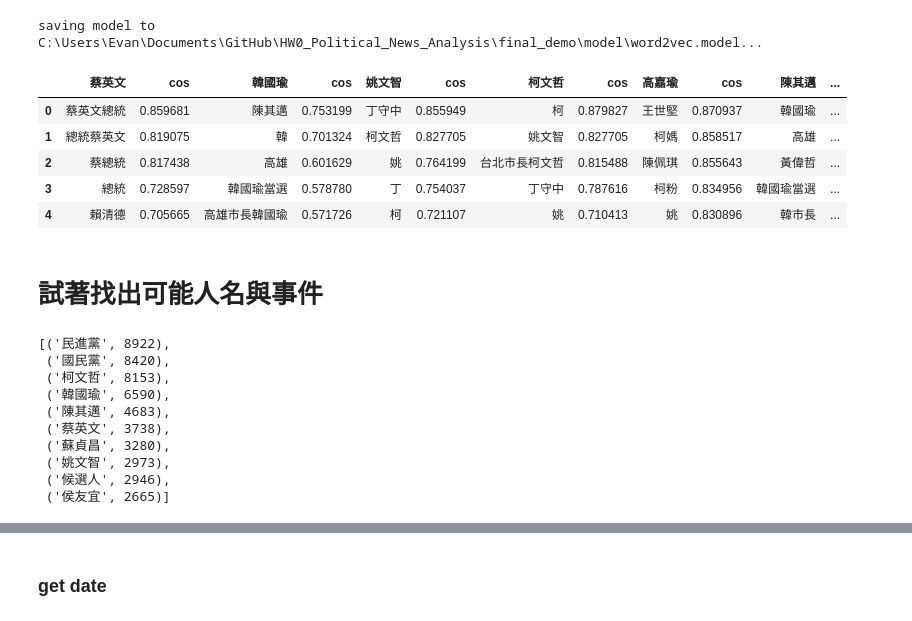
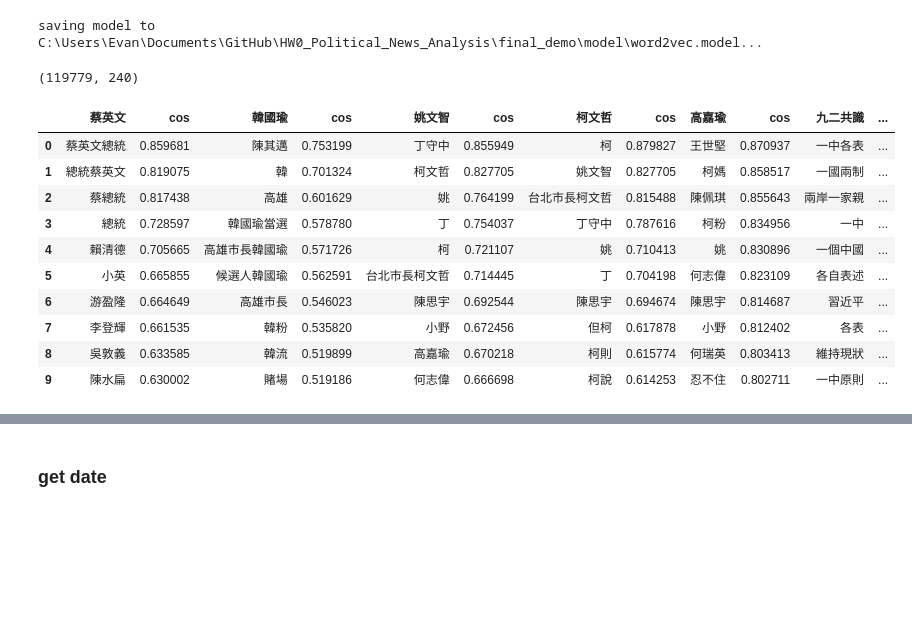
Before and after one commit to A2Zntu/HW0_Political_News_Analysis, a Jupyter notebook: final_demo/final_report.ipynb, the cells around one changed output, grey strips where cells are left out. Drawn from its saved outputs; the diff is of its cells as text; code cells hidden in the pictures; blank space fills up the shorter version.

Commit message:
add word2vec to predict words properties

```diff
--- a/final_demo/final_report.ipynb
+++ b/final_demo/final_report.ipynb
@@ -149,6 +136,11 @@ word_2_vec(corpus)
 saving model to C:\Users\Evan\Documents\GitHub\HW0_Political_News_Analysis\final_demo\model\word2vec.model...
 # %%
 w2v_model = word2vec.Word2Vec.load(os.path.join(path, 'model', "word2vec.model"))
+# %%
+w2v = dict(zip(w2v_model.wv.index2word, w2v_model.wv.vectors))
+print(w2v_model.wv.vectors.shape) #119779個單字, 240維度
+# %% [output]
+(119779, 240)
 # %%
 def most_similar(w2v_model, words, topn=10):
     similar_df = pd.DataFrame()
@@ -160,13 +152,16 @@ def most_similar(w2v_model, words, topn=10):
             print(word, "not found in Word2Vec model!")
     return similar_df
 # %%
-most_similar(w2v_model, ['蔡英文', '韓國瑜', '姚文智', '柯文哲', '高嘉瑜', '陳其邁'], 5)
+most_similar(w2v_model, ['蔡英文', '韓國瑜', '姚文智', '柯文哲', '高嘉瑜', '九二共識'], 10)
 # %% [output]
-|  | 蔡英文 | cos | 韓國瑜 | cos | 姚文智 | cos | 柯文哲 | cos | 高嘉瑜 | cos | 陳其邁 | ... |
-| 0 | 蔡英文總統 | 0.859681 | 陳其邁 | 0.753199 | 丁守中 | 0.855949 | 柯 | 0.879827 | 王世堅 | 0.870937 | 韓國瑜 | ... |
-| 1 | 總統蔡英文 | 0.819075 | 韓 | 0.701324 | 柯文哲 | 0.827705 | 姚文智 | 0.827705 | 柯媽 | 0.858517 | 高雄 | ... |
-| 2 | 蔡總統 | 0.817438 | 高雄 | 0.601629 | 姚 | 0.764199 | 台北市長柯文哲 | 0.815488 | 陳佩琪 | 0.855643 | 黃偉哲 | ... |
-| 3 | 總統 | 0.728597 | 韓國瑜當選 | 0.578780 | 丁 | 0.754037 | 丁守中 | 0.787616 | 柯粉 | 0.834956 | 韓國瑜當選 | ... |
-| 4 | 賴清德 | 0.705665 | 高雄市長韓國瑜 | 0.571726 | 柯 | 0.721107 | 姚 | 0.710413 | 姚 | 0.830896 | 韓市長 | ... |
+|  | 蔡英文 | cos | 韓國瑜 | cos | 姚文智 | cos | 柯文哲 | cos | 高嘉瑜 | cos | 九二共識 | ... |
+| 0 | 蔡英文總統 | 0.859681 | 陳其邁 | 0.753199 | 丁守中 | 0.855949 | 柯 | 0.879827 | 王世堅 | 0.870937 | 一中各表 | ... |
+| 1 | 總統蔡英文 | 0.819075 | 韓 | 0.701324 | 柯文哲 | 0.827705 | 姚文智 | 0.827705 | 柯媽 | 0.858517 | 一國兩制 | ... |
+| 2 | 蔡總統 | 0.817438 | 高雄 | 0.601629 | 姚 | 0.764199 | 台北市長柯文哲 | 0.815488 | 陳佩琪 | 0.855643 | 兩岸一家親 | ... |
+| 3 | 總統 | 0.728597 | 韓國瑜當選 | 0.578780 | 丁 | 0.754037 | 丁守中 | 0.787616 | 柯粉 | 0.834956 | 一中 | ... |
+| 4 | 賴清德 | 0.705665 | 高雄市長韓國瑜 | 0.571726 | 柯 | 0.721107 | 姚 | 0.710413 | 姚 | 0.830896 | 一個中國 | ... |
+| 5 | 小英 | 0.665855 | 候選人韓國瑜 | 0.562591 | 台北市長柯文哲 | 0.714445 | 丁 | 0.704198 | 何志偉 | 0.823109 | 各自表述 | ... |
+| 6 | 游盈隆 | 0.664649 | 高雄市長 | 0.546023 | 陳思宇 | 0.692544 | 陳思宇 | 0.694674 | 陳思宇 | 0.814687 | 習近平 | ... |
+| 7 | 李登輝 | 0.661535 | 韓粉 | 0.535820 | 小野 | 0.672456 | 但柯 | 0.617878 | 小野 | 0.812402 | 各表 | ... |
+| 8 | 吳敦義 | 0.633585 | 韓流 | 0.519899 | 高嘉瑜 | 0.670218 | 柯則 | 0.615774 | 何瑞英 | 0.803413 | 維持現狀 | ... |
+| 9 | 陳水扁 | 0.630002 | 賭場 | 0.519186 | 何志偉 | 0.666698 | 柯說 | 0.614253 | 忍不住 | 0.802711 | 一中原則 | ... |
-# %% [markdown]
-# 試著找出可能人名與事件
@@ -175,17 +167,0 @@ cutted_dict = get_cutted_dict(contents)
-# %%
-# 可能人名
-# word _len: at least how long
-# to: at most how long
-possible_name = first_n_words(cutted_dict, 1000, word_len = 3, to =  3)
-possible_name[:10]
-# %% [output]
-[('民進黨', 8922),
- ('國民黨', 8420),
- ('柯文哲', 8153),
- ('韓國瑜', 6590),
- ('陳其邁', 4683),
- ('蔡英文', 3738),
- ('蘇貞昌', 3280),
- ('姚文智', 2973),
- ('候選人', 2946),
- ('侯友宜', 2665)]
```
Also changed, not shown: parts of 33 cells of this notebook, 1 other file.
